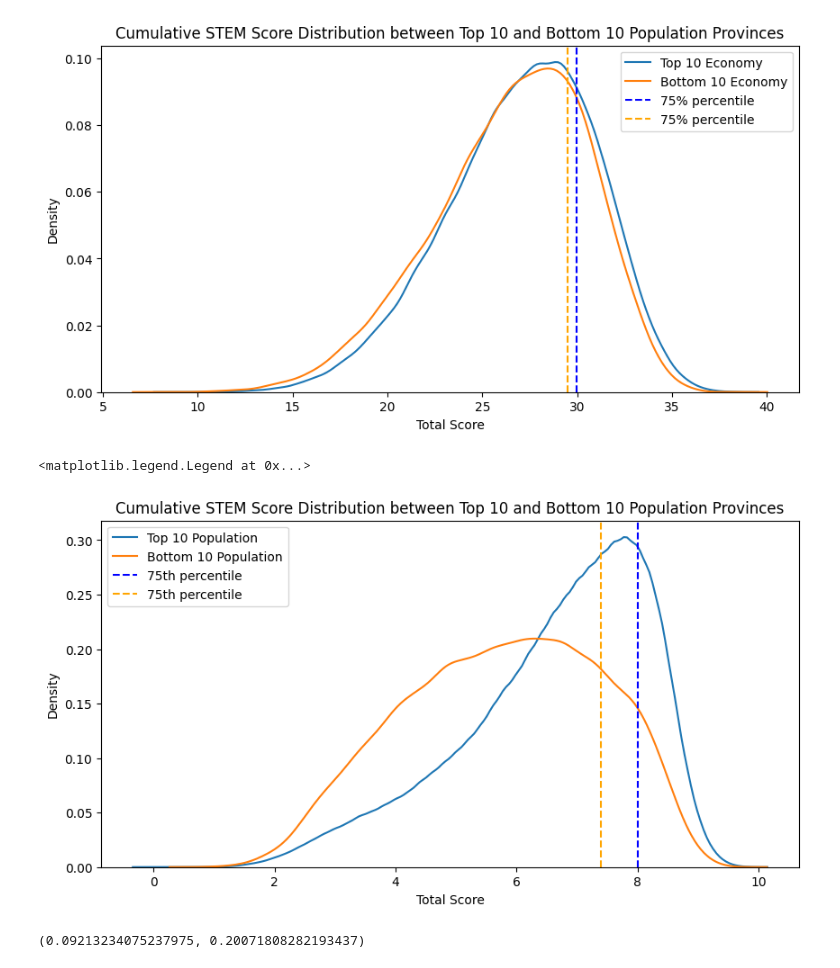
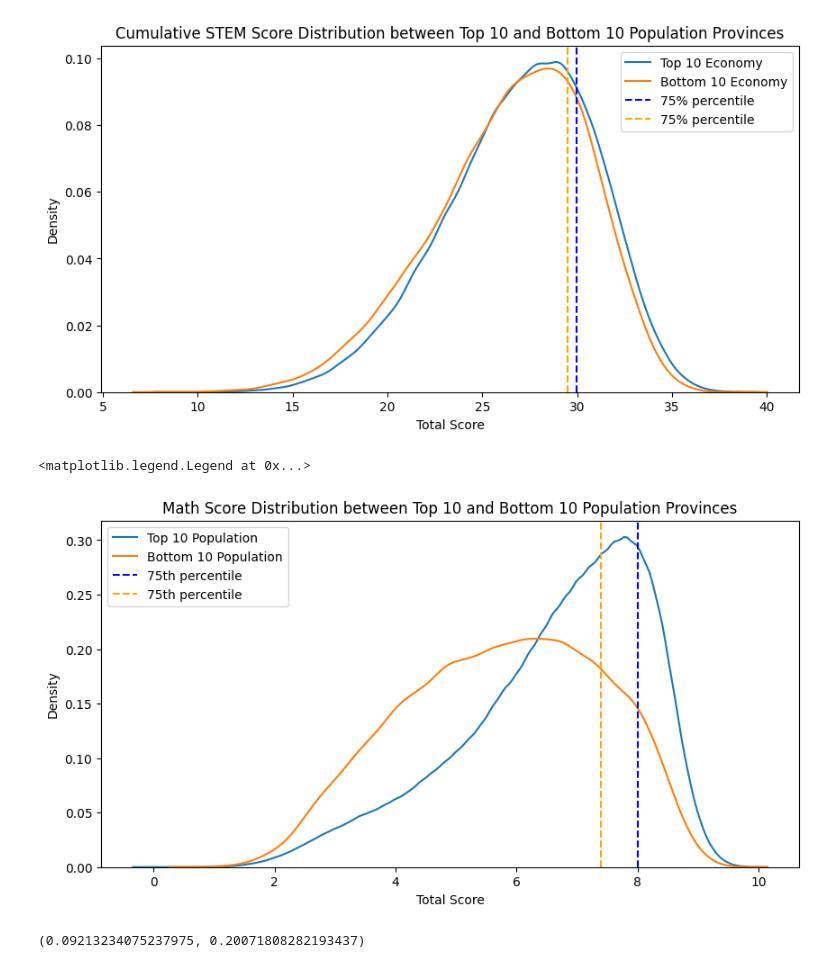
Before and after one commit to sydneycally-inclane-2812/data_vis_uni2024, a Jupyter notebook: analysis.ipynb, the cells around one changed output. Cells and saved outputs as stored; diff of their text form; code cells hidden in the pictures.

```diff
--- a/analysis.ipynb
+++ b/analysis.ipynb
@@ -640,16 +650,16 @@ plt.legend()
 # %%
 plt.figure(figsize=(10, 5))
 sns.kdeplot(top10_pop_scores['math'], label='Top 10 Population')
 sns.kdeplot(bot10_pop_scores['math'], label='Bottom 10 Population')
 plt.axvline(top10_economy_scores['math'].quantile(0.75), color='blue', linestyle='--', label='75th percentile')
 plt.axvline(bot10_economy_scores['math'].quantile(0.75), color='orange', linestyle='--', label='75th percentile')
 plt.xlabel('Total Score')
 plt.ylabel('Density')
-plt.title('Cumulative STEM Score Distribution between Top 10 and Bottom 10 Population Provinces')
+plt.title('Math Score Distribution between Top 10 and Bottom 10 Population Provinces')
 plt.legend()
 # %% [output]
 <matplotlib.legend.Legend at 0x...>
-[figure, old version]
+[figure, new version]
 # %%
 # Check how well rounded students are
 # In other words, can you use stem scores to predict literature and 2nd language scores from 2024 data?
```
Also changed, not shown: parts of 6 cells of this notebook, 3 other files.
